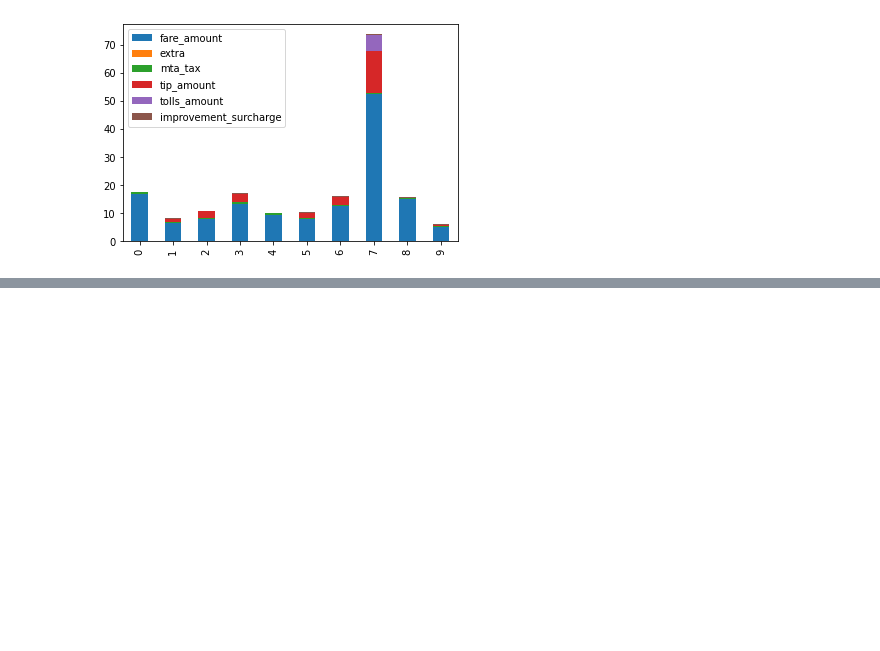
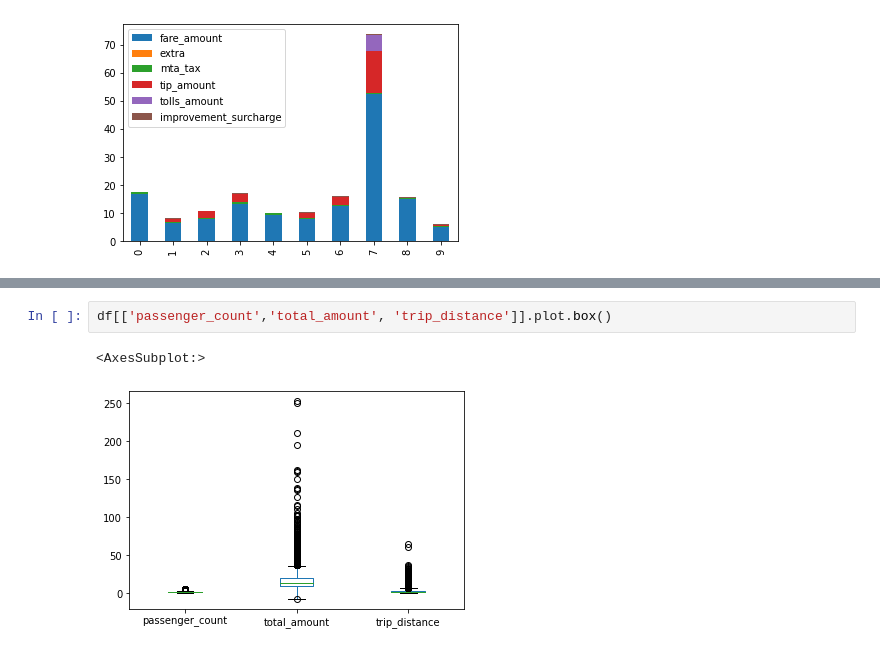
Before and after one commit to ramlaxman/cisco-2020-oct-14-plotting, a Jupyter notebook: Cisco 2020 October 14 — Pandas plotting.ipynb, the cells around one changed output, grey strips where cells are left out. Saved outputs shown, nothing was run; the diff lists cells and outputs as text; blank space fills up the shorter version.

```diff
--- a/Cisco 2020 October 14 — Pandas plotting.ipynb
+++ b/Cisco 2020 October 14 — Pandas plotting.ipynb
@@ -269,0 +275,5 @@ df[['fare_amount','extra', 'mta_tax', 'tip_amount','tolls_amount','improvement_s
+# %%
+df[['passenger_count','total_amount', 'trip_distance']].plot.box()
+# %% [output]
+<AxesSubplot:>
+[figure, added]
```
Also changed, not shown: parts of 1 cell of this notebook.
